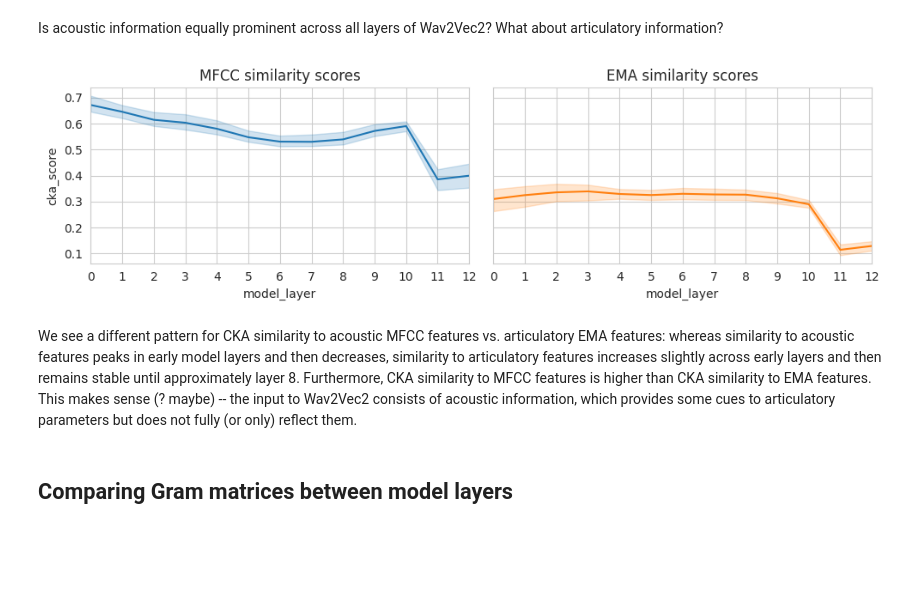
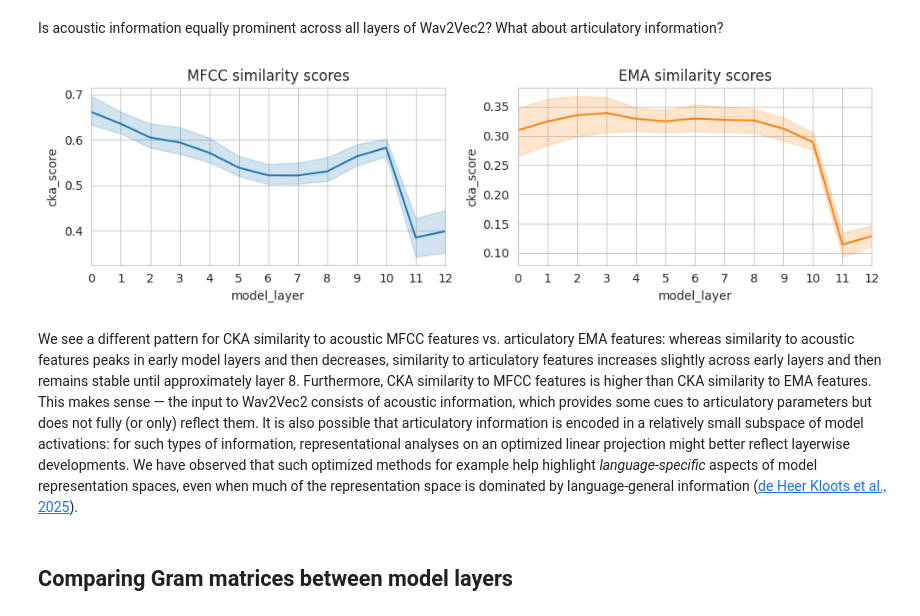
Before and after one commit to interpretingdl/speech-interpretability-tutorial, a Jupyter notebook: book/interspeech2025/representational-analyses/representation_space_comparisons.ipynb, the cells around one changed output. Cells and saved outputs as stored; diff of their text form; code cells hidden in the pictures; blank space fills up the shorter version.

```diff
--- a/book/interspeech2025/representational-analyses/representation_space_comparisons.ipynb
+++ b/book/interspeech2025/representational-analyses/representation_space_comparisons.ipynb
@@ -222,9 +238,8 @@ def mfcc_cka(frame_states, filenames, audio_df):
         audio = audio_df[audio_df['FILENAME'] == filename]['AUDIO'].values[0]
 
         # truncate MFCC features to the same length as number of frame states
-        # (TODO: check if this is valid)
         mfcc_features = librosa.feature.mfcc(
-            y=audio, sr=SAMP_FREQ, n_mels=18, n_fft=320, hop_length=len(audio)//N_frame_states
+            y=audio, sr=SAMP_FREQ, n_mels=12, n_fft=320, hop_length=len(audio)//N_frame_states
         ).T[:N_frame_states]
 
         for layer in frame_states.keys():
@@ -244,7 +259,6 @@ def ema_cka(frame_states, filenames, ema_df, ema_feature_names):
         N_frame_states = len(np.array(frame_states[0][filename]))
 
         # truncate EMA features to the same length as number of frame states
-        # (TODO: check if this is valid)
         ema_features = ema_df[
             ema_df['FILENAME'] == filename
         ][ema_feature_names][:N_frame_states].values
@@ -259,25 +273,25 @@ def ema_cka(frame_states, filenames, ema_df, ema_feature_names):
 mfcc_cka_results = mfcc_cka(frame_states_p1_test, p1_filenames, audio_df_p1)
 ema_cka_results = ema_cka(frame_states_p1_test, p1_filenames, ema_features_p1, ema_X_feats + ema_Y_feats)
 # %%
-fig, (mfcc_ax, ema_ax) = plt.subplots(1, 2, figsize=(10,3), sharey=True)
+fig, (mfcc_ax, ema_ax) = plt.subplots(1, 2, figsize=(10,3), sharey=False)
 layers = list(frame_states_p1_test.keys())
 
 sns.lineplot(mfcc_cka_results, x='model_layer', y='cka_score', ax=mfcc_ax, color='C0')
 mfcc_ax.set_title('MFCC similarity scores')
 mfcc_ax.set_xticks(layers)
 mfcc_ax.set_xlim(min(layers), max(layers))
 
 sns.lineplot(ema_cka_results, x='model_layer', y='cka_score', ax=ema_ax, color='C1')
 ema_ax.set_title('EMA similarity scores')
 ema_ax.set_xticks(layers)
 ema_ax.set_xlim(min(layers), max(layers))
 
 plt.tight_layout()
 plt.show()
 # %% [output]
-[figure, old version]
+[figure, new version]
 # %% [markdown]
-We see a different pattern for CKA similarity to acoustic MFCC features vs. articulatory EMA features: whereas similarity to acoustic features peaks in early model layers and then decreases, similarity to articulatory features increases slightly across early layers and then remains stable until approximately layer 8. Furthermore, CKA similarity to MFCC features is higher than CKA similarity to EMA features. This makes sense (? maybe) -- the input to Wav2Vec2 consists of acoustic information, which provides some cues to articulatory parameters but does not fully (or only) reflect them.
+We see a different pattern for CKA similarity to acoustic MFCC features vs. articulatory EMA features: whereas similarity to acoustic features peaks in early model layers and then decreases, similarity to articulatory features increases slightly across early layers and then remains stable until approximately layer 8. Furthermore, CKA similarity to MFCC features is higher than CKA similarity to EMA features. This makes sense — the input to Wav2Vec2 consists of acoustic information, which provides some cues to articulatory parameters but does not fully (or only) reflect them. It is also possible that articulatory information is encoded in a relatively small subspace of model activations: for such types of information, representational analyses on an optimized linear projection might better reflect layerwise developments. We have observed that such optimized methods for example help highlight _language-specific_ aspects of model representation spaces, even when much of the representation space is dominated by language-general information ([de Heer Kloots et al., 2025](https://arxiv.org/abs/2506.00981)).
 # %% [markdown]
 ## Comparing Gram matrices between model layers
 # %% [markdown]
```
Also changed, not shown: parts of 10 cells of this notebook, 7 other files.
